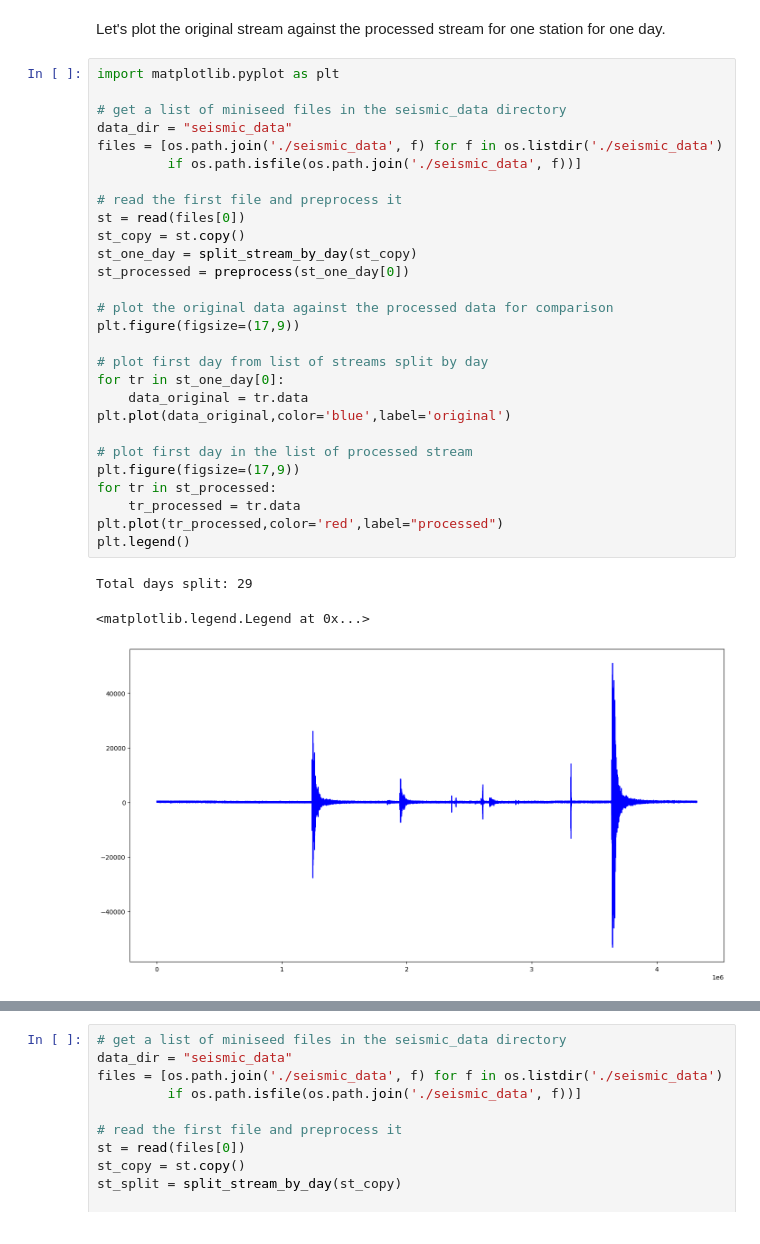
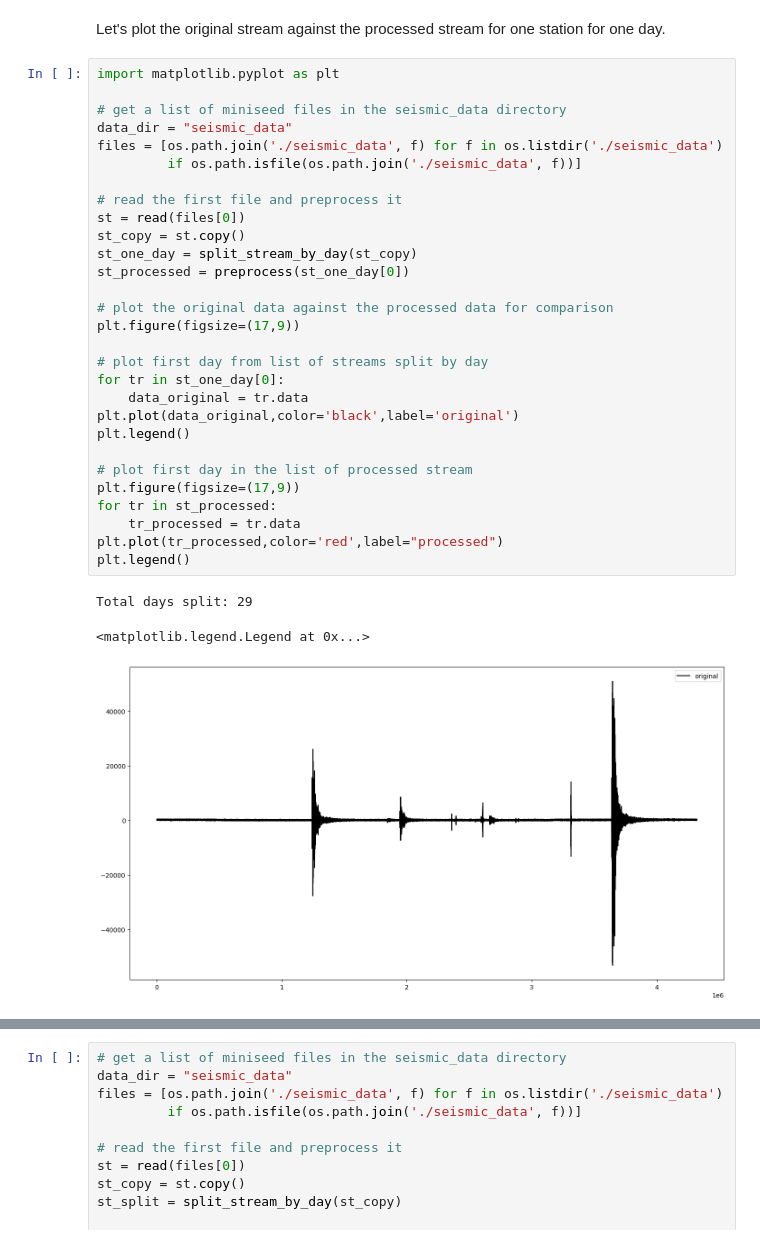
Before and after one commit to spara-earthscope/ssa_prototype, a Jupyter notebook: preprocessing.ipynb, the cells around one changed output, grey strips where cells are left out. Cells and saved outputs as stored; diff of their text form.

```diff
--- a/preprocessing.ipynb
+++ b/preprocessing.ipynb
@@ -112,35 +112,36 @@ Let's plot the original stream against the processed stream for one station for
 # %%
 import matplotlib.pyplot as plt
 
 # get a list of miniseed files in the seismic_data directory
 data_dir = "seismic_data"
 files = [os.path.join('./seismic_data', f) for f in os.listdir('./seismic_data')
          if os.path.isfile(os.path.join('./seismic_data', f))]
 
 # read the first file and preprocess it
 st = read(files[0])
 st_copy = st.copy()
 st_one_day = split_stream_by_day(st_copy)
 st_processed = preprocess(st_one_day[0])
 
 # plot the original data against the processed data for comparison
 plt.figure(figsize=(17,9))
 
 # plot first day from list of streams split by day
 for tr in st_one_day[0]:
     data_original = tr.data
-plt.plot(data_original,color='blue',label='original')
+plt.plot(data_original,color='black',label='original')
+plt.legend()
 
 # plot first day in the list of processed stream
 plt.figure(figsize=(17,9))
 for tr in st_processed:
     tr_processed = tr.data
 plt.plot(tr_processed,color='red',label="processed")
 plt.legend()
 # %% [output]
 Total days split: 29
 <matplotlib.legend.Legend at 0x...>
-[figure, old version]
+[figure, new version]
 [figure]
 # %%
 # get a list of miniseed files in the seismic_data directory
```
Also changed, not shown: 3 other files.
